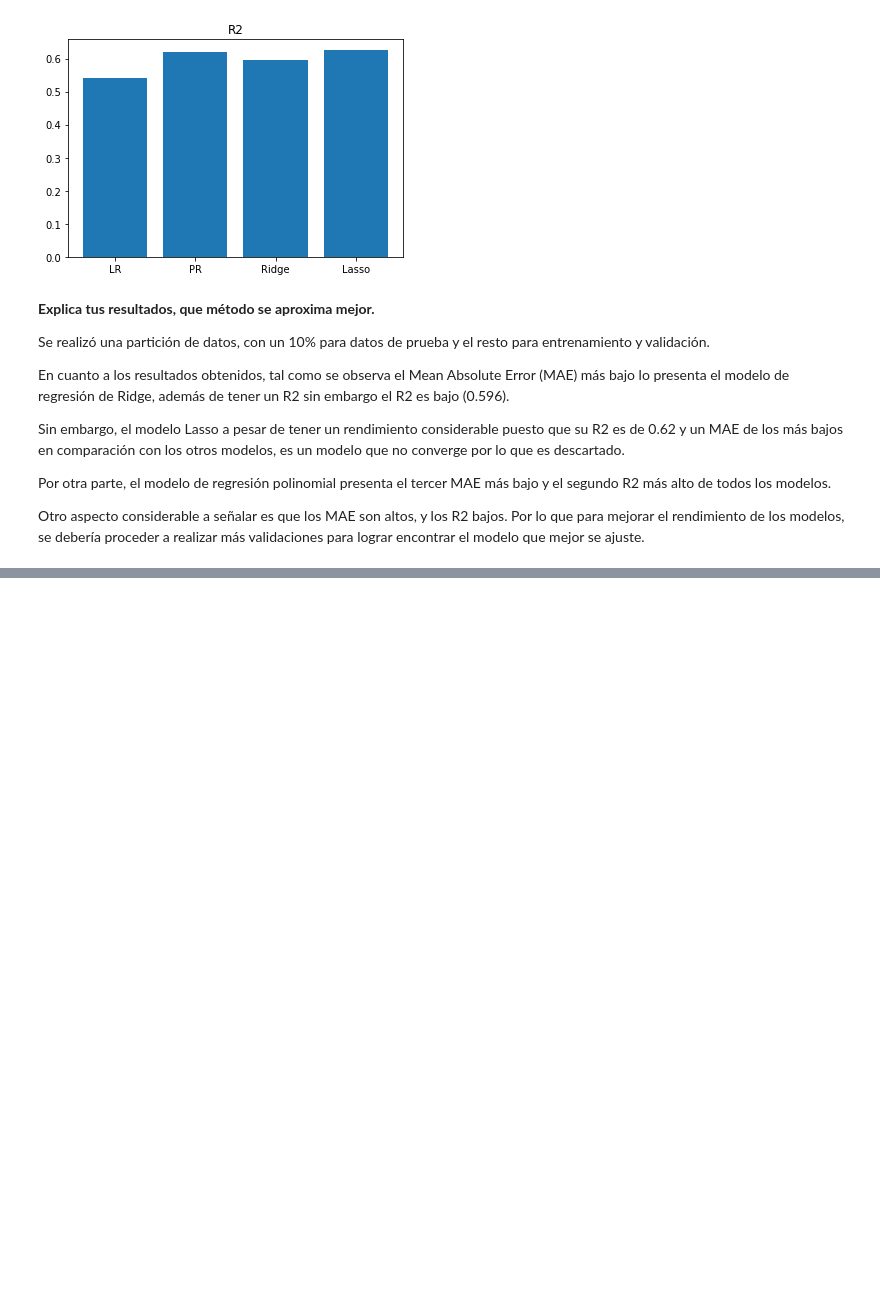
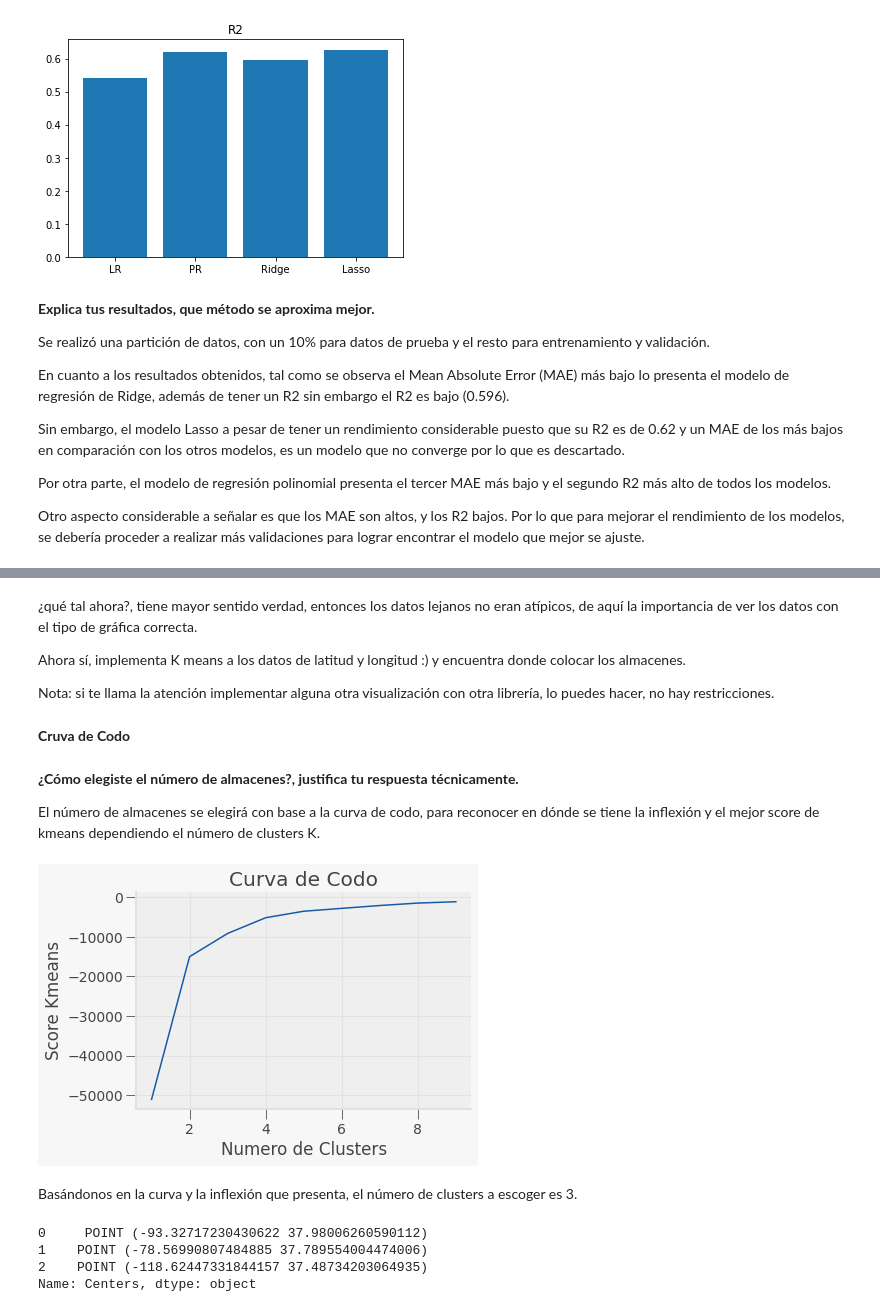
Before and after one commit to PosgradoMNA/actividades-de-aprendizaje-SinaiAvalos, a Jupyter notebook: Actividad Semanal--7.ipynb, the cells around one changed output, grey strips where cells are left out. Saved outputs shown, nothing was run; the diff lists cells and outputs as text; code cells hidden in the pictures; blank space fills up the shorter version.

```diff
--- a/Actividad Semanal--7.ipynb
+++ b/Actividad Semanal--7.ipynb
@@ -941,0 +1154,48 @@ Otro aspecto considerable a señalar es que los MAE son altos, y los R2 bajos. P
+# %% [markdown]
+¿qué tal ahora?, tiene mayor sentido verdad, entonces los datos lejanos no eran atípicos, de aquí la importancia de ver los datos con el tipo de gráfica correcta.
+
+Ahora sí, implementa K means a los datos de latitud y longitud :) y encuentra donde colocar los almacenes.
+
+Nota: si te llama la atención implementar alguna otra visualización con otra librería, lo puedes hacer, no hay restricciones.
+# %% [markdown]
+**Cruva de Codo**
+# %% [markdown]
+**¿Cómo elegiste el número de almacenes?, justifica tu respuesta técnicamente.**
+
+El número de almacenes se elegirá con base a la curva de codo, para reconocer en dónde se tiene la inflexión y el mejor score de kmeans dependiendo el número de clusters K.
+# %%
+from sklearn.cluster import KMeans
+
+Kmeans_clusters = range(1,10)
+
+kmeans = [KMeans(n_clusters=i) for i in Kmeans_clusters]
+
+Yaxis = latlong[['latitude']]
+Xaxis = latlong[['longitude']]
+score = [kmeans[i].fit(Yaxis).score(Yaxis) for i in range(len(kmeans))]
+
+plt.plot(Kmeans_clusters, score)
+plt.xlabel('Numero de Clusters')
+plt.ylabel('Score Kmeans')
+plt.title('Curva de Codo')
+plt.show()
+# %% [output]
+[figure, added]
+# %% [markdown]
+Basándonos en la curva y la inflexión que presenta, el número de clusters a escoger es 3.
+# %%
+kmeans_model = KMeans(n_clusters=3)
+
+kmeans_model.fit(df[['longitude', 'latitude']])
+
+cluster_centers = kmeans_model.cluster_centers_.tolist()
+centers = pd.Series(cluster_centers)
+centers = centers.apply(Point)
+center_df = pd.DataFrame()
+center_df['Centers'] = centers
+center_df['Centers']
+# %% [output]
+0     POINT (-93.32717230430622 37.98006260590112)
+1    POINT (-78.56990807484885 37.789554004474006)
+2    POINT (-118.62447331844157 37.48734203064935)
+Name: Centers, dtype: object
```
Also changed, not shown: parts of 26 cells of this notebook.
